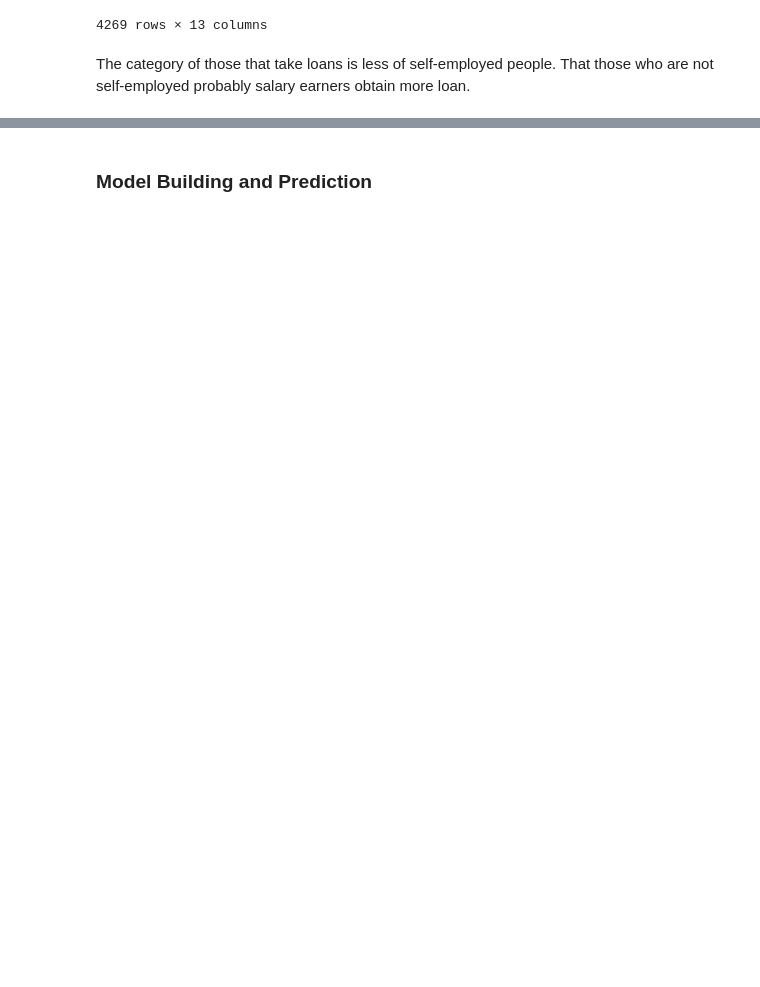
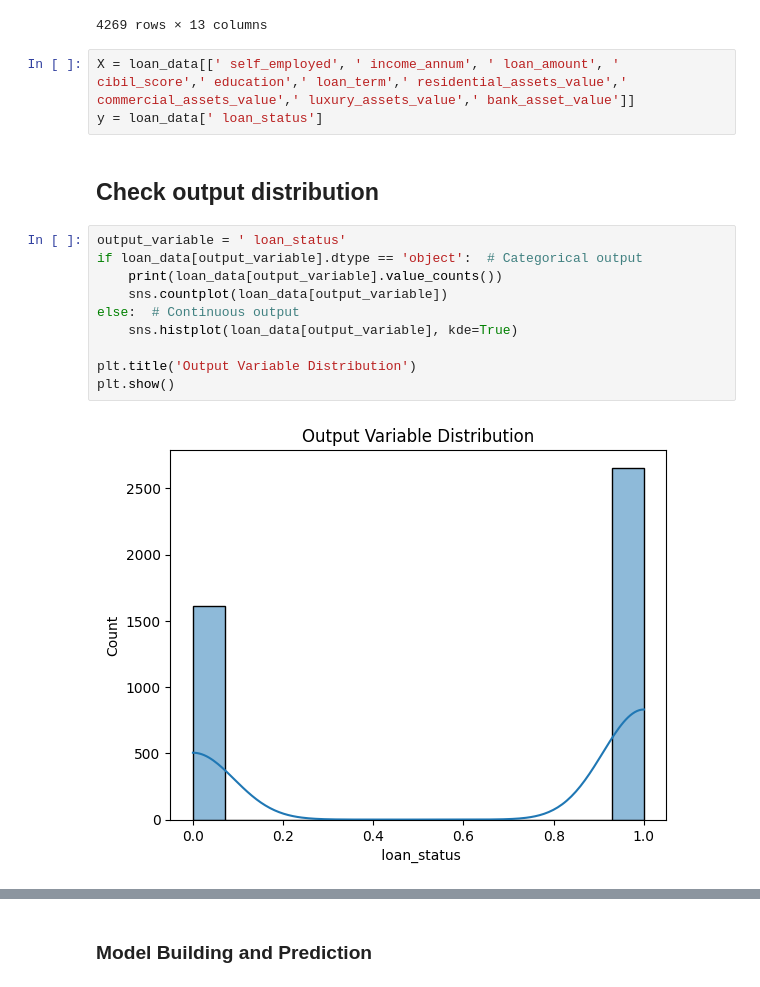
Before and after one commit to anish102/loan-eligibility-predictor, a Jupyter notebook: app/loan_prediction.ipynb, the cells around one changed output, grey strips where cells are left out. Cells and saved outputs as stored; diff of their text form; blank space fills up the shorter version.

Commit message:
added data analysis

```diff
--- a/app/loan_prediction.ipynb
+++ b/app/loan_prediction.ipynb
@@ -129,5 +131,20 @@ loan_data
 | 4267 | 4268 | 1 | 0 | 0 | 4100000 | 12800000 | 8 | ... |
 | 4268 | 4269 | 1 | 1 | 0 | 9200000 | 29700000 | 10 | ... |
 4269 rows × 13 columns
-# %% [markdown]
-The category of those that take loans is less of self-employed people. That those who are not self-employed probably salary earners obtain more loan.
+# %%
+X = loan_data[[' self_employed', ' income_annum', ' loan_amount', ' cibil_score',' education',' loan_term',' residential_assets_value',' commercial_assets_value',' luxury_assets_value',' bank_asset_value']]
+y = loan_data[' loan_status']
+# %% [markdown]
+## Check output distribution
+# %%
+output_variable = ' loan_status'
+if loan_data[output_variable].dtype == 'object':  # Categorical output
+    print(loan_data[output_variable].value_counts())
+    sns.countplot(loan_data[output_variable])
+else:  # Continuous output
+    sns.histplot(loan_data[output_variable], kde=True)
+
+plt.title('Output Variable Distribution')
+plt.show()
+# %% [output]
+[figure, added]
```
Also changed, not shown: parts of 9 cells of this notebook.
